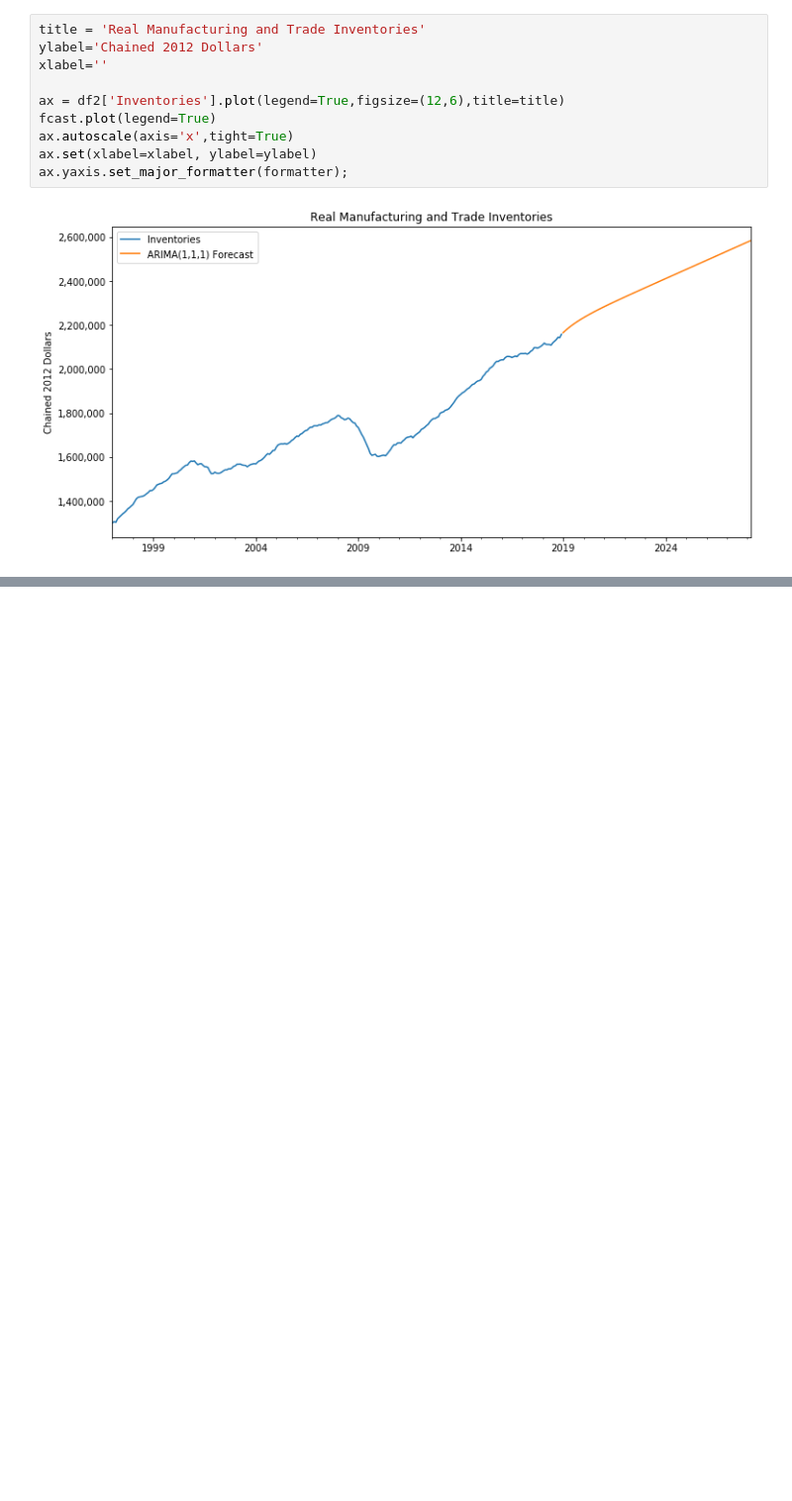
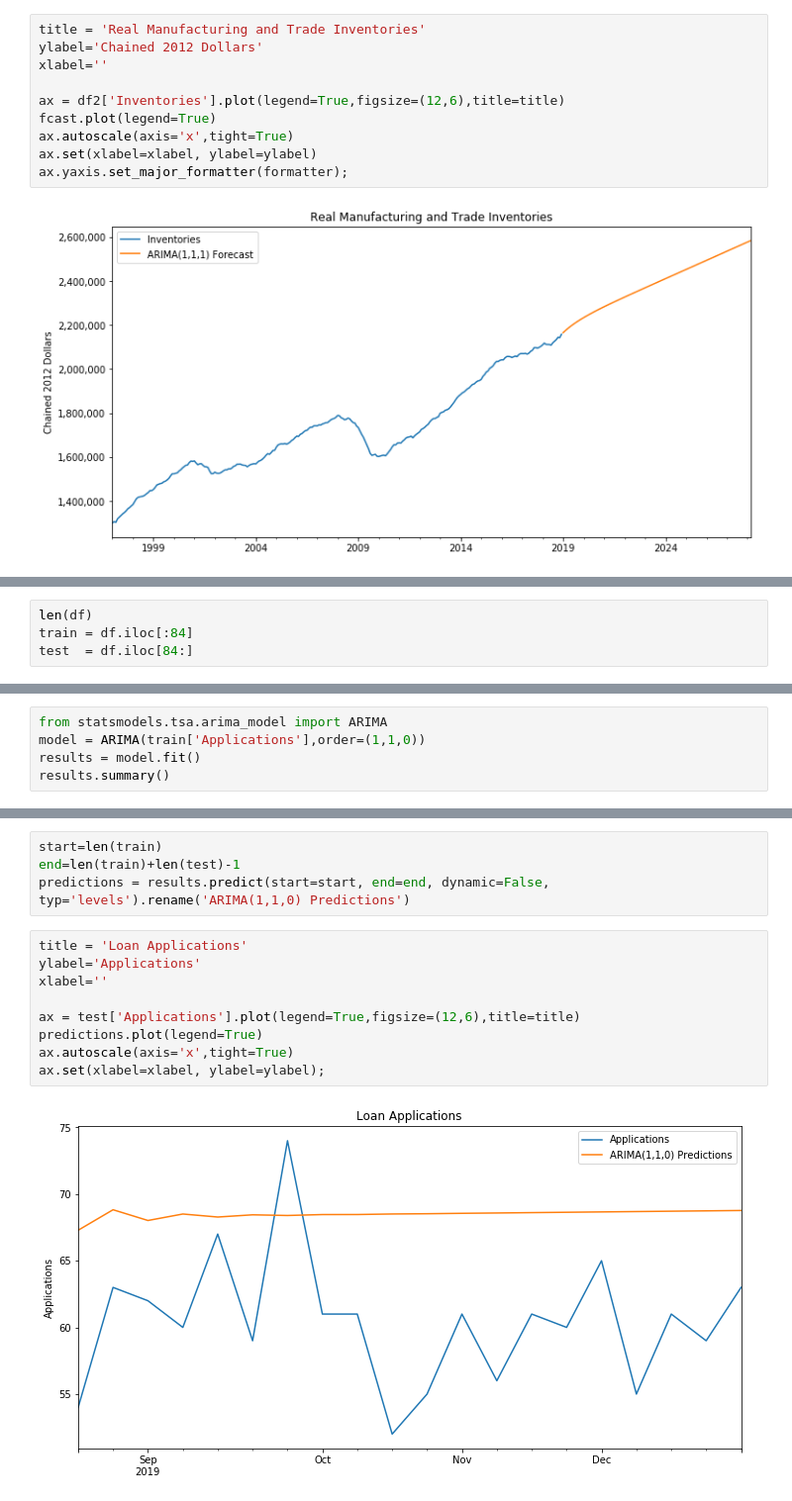
Before and after one commit to ywchiu/ctbcpy, a Jupyter notebook: Demo20190506.ipynb, the cells around one changed output, grey strips where cells are left out. Shown at 99% size. Drawn from its saved outputs; the diff is of its cells as text; blank space fills up the shorter version.

```diff
--- a/Demo20190506.ipynb
+++ b/Demo20190506.ipynb
@@ -1391,0 +1449,4 @@ ax.yaxis.set_major_formatter(formatter);
+# %%
+len(df)
+train = df.iloc[:84]
+test  = df.iloc[84:]
@@ -1391,0 +1474,5 @@ ax.yaxis.set_major_formatter(formatter);
+# %%
+from statsmodels.tsa.arima_model import ARIMA
+model = ARIMA(train['Applications'],order=(1,1,0))
+results = model.fit()
+results.summary()
@@ -1391,0 +1494,15 @@ ax.yaxis.set_major_formatter(formatter);
+# %%
+start=len(train)
+end=len(train)+len(test)-1
+predictions = results.predict(start=start, end=end, dynamic=False, typ='levels').rename('ARIMA(1,1,0) Predictions')
+# %%
+title = 'Loan Applications'
+ylabel='Applications'
+xlabel=''
+
+ax = test['Applications'].plot(legend=True,figsize=(12,6),title=title)
+predictions.plot(legend=True)
+ax.autoscale(axis='x',tight=True)
+ax.set(xlabel=xlabel, ylabel=ylabel);
+# %% [output]
+[figure, added]
```
Also changed, not shown: parts of 17 cells of this notebook.
